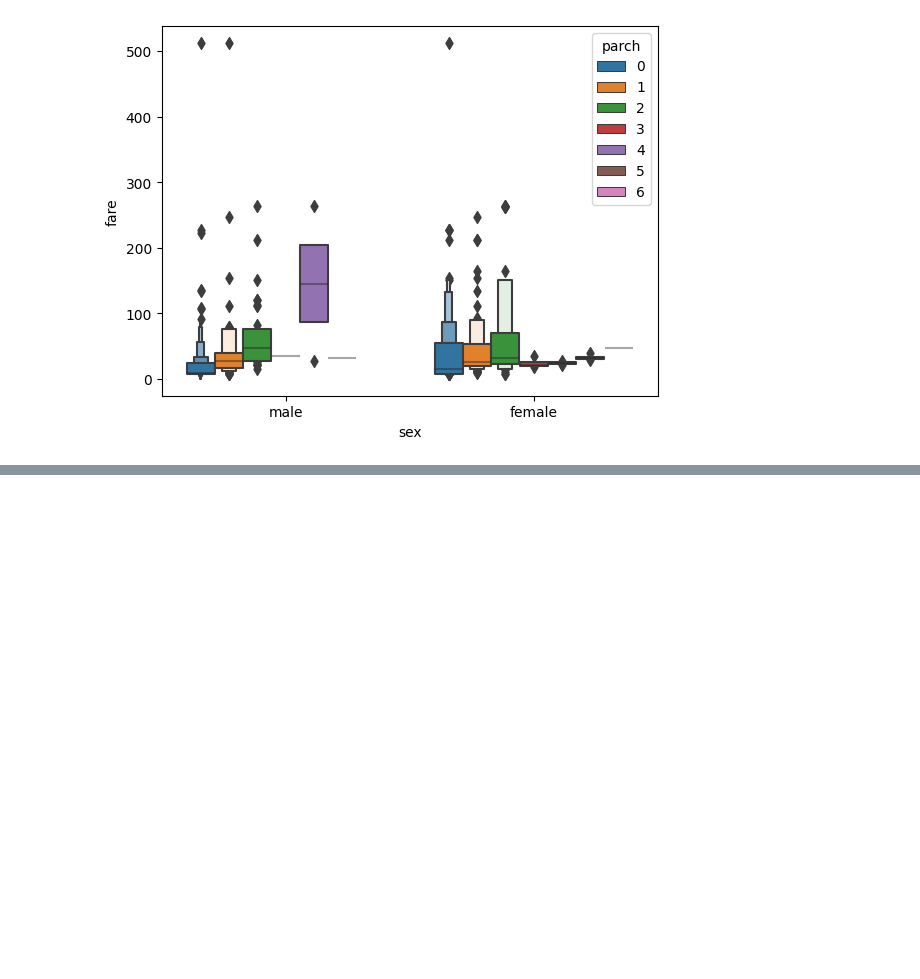
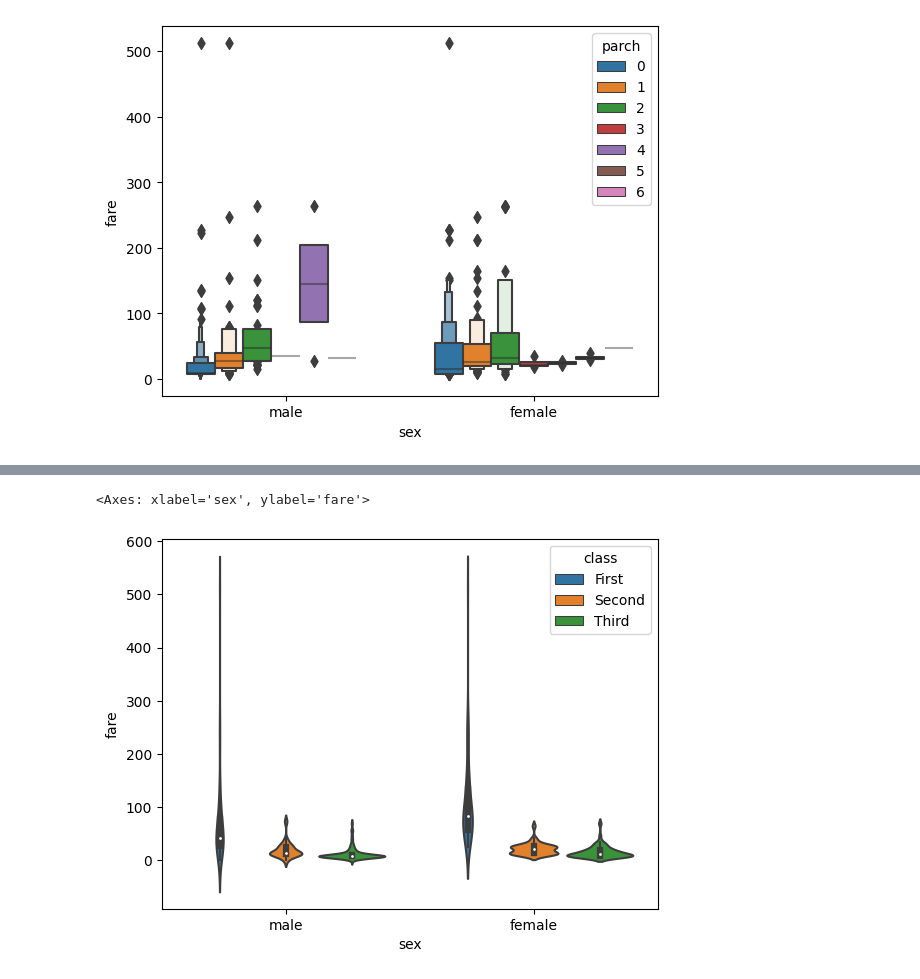
Before and after one commit to mursaleen-sengr/DataVisualization, a Jupyter notebook: datavisualization.ipynb, the cells around one changed output, grey strips where cells are left out. Drawn from its saved outputs; the diff is of its cells as text; code cells hidden in the pictures; blank space fills up the shorter version.

```diff
--- a/datavisualization.ipynb
+++ b/datavisualization.ipynb
@@ -130,0 +136,9 @@ sns.boxenplot(x='sex',y='fare',data=boat ,hue="parch")
+# %%
+#violin plot
+import seaborn as sns
+import matplotlib.pyplot as plt
+boat=sns.load_dataset('titanic')
+sns.violinplot(x="sex",y="fare",data=boat,hue="class")
+# %% [output]
+<Axes: xlabel='sex', ylabel='fare'>
+[figure, added]
```
Also changed, not shown: parts of 1 cell of this notebook.
